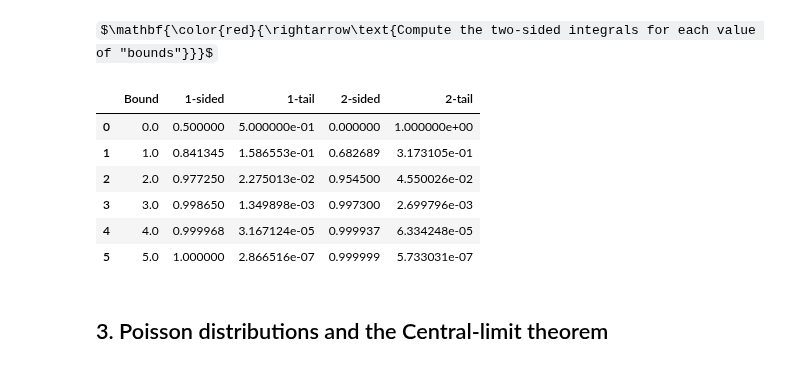
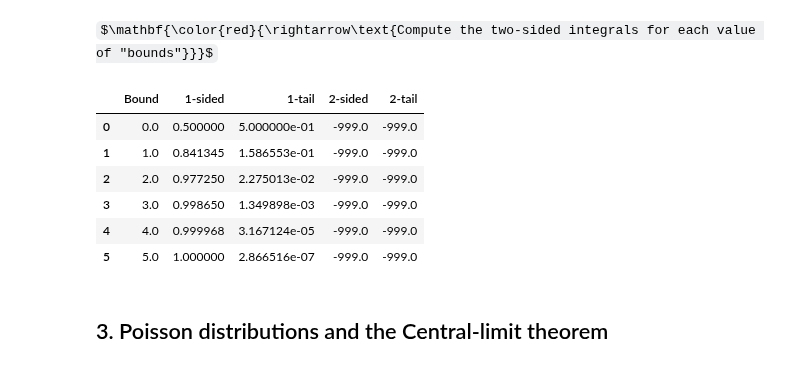
Before and after one commit to fastprof-hep/stats-tutorial, a Jupyter notebook: Zuoz2022/notebook0.ipynb, the cells around one changed output. Cells and saved outputs as stored; diff of their text form; code cells hidden in the pictures; some formulas as TeX source.

```diff
--- a/Zuoz2022/notebook0.ipynb
+++ b/Zuoz2022/notebook0.ipynb
@@ -176,13 +157,0 @@ $\mathbf{\color{red}{\rightarrow\text{Now draw and compute the *two-sided* 1-sig
-# %%
-# Draw a normal distribution as before
-fig = plt.figure()
-plt.plot(xvals, scipy.stats.norm.pdf(xvals)) # Can use the function(xvals) syntax for simplicity, same as [ function(xval) for xval in xvals ]
-plt.ylim(0,0.5)
-plt.title("Two-sided quantile")
-plt.xlabel('x')
-plt.ylabel('N(x)')
-
-up = 1
-shaded_xvals = np.linspace(-up,up,100)
-plt.fill_between(shaded_xvals, scipy.stats.norm.pdf(shaded_xvals), alpha=0.5, color='g')
-plt.text(-4.5, 0.45, 'Phi(-%g, %g)=%g' % (up, up, scipy.stats.norm.cdf(up) - scipy.stats.norm.cdf(-up)), fontsize=20);
@@ -197,23 +168,23 @@ one_sided_tail = [ scipy.stats.norm.sf(up) for up in bounds ]
 # %% [markdown]
 $\mathbf{\color{red}{\rightarrow\text{Compute the two-sided integrals for each value of "bounds"}}}$
 # %%
-two_sided = [ scipy.stats.norm.cdf(up) - scipy.stats.norm.cdf(-up) for up in bounds ]
-two_sided_tail = [ scipy.stats.norm.sf(up) + scipy.stats.norm.cdf(-up) for up in bounds ]
+two_sided = [ -999 for up in bounds] # replace with real code
+two_sided_tail = [ -999 for up in bounds ] # replace with real code
 
 # Pretty-print the result
 import pandas as pd
 import jinja2
 labels = [ 'Bound', '1-sided', '1-tail', '2-sided', '2-tail' ]
-data = np.array([ bounds, one_sided, one_sided_tail, two_sided, two_sided_tail ]).T  # uncomment to show the plot
-pd.DataFrame(data, columns=labels)                                                   # uncomment to show the plot
+data = np.array([ bounds, one_sided, one_sided_tail, two_sided, two_sided_tail ]).T
+pd.DataFrame(data, columns=labels)
 # %% [output]
 |  | Bound | 1-sided | 1-tail | 2-sided | 2-tail |
-| 0 | 0.0 | 0.500000 | 5.000000e-01 | 0.000000 | 1.000000e+00 |
-| 1 | 1.0 | 0.841345 | 1.586553e-01 | 0.682689 | 3.173105e-01 |
-| 2 | 2.0 | 0.977250 | 2.275013e-02 | 0.954500 | 4.550026e-02 |
-| 3 | 3.0 | 0.998650 | 1.349898e-03 | 0.997300 | 2.699796e-03 |
-| 4 | 4.0 | 0.999968 | 3.167124e-05 | 0.999937 | 6.334248e-05 |
-| 5 | 5.0 | 1.000000 | 2.866516e-07 | 0.999999 | 5.733031e-07 |
+| 0 | 0.0 | 0.500000 | 5.000000e-01 | -999.0 | -999.0 |
+| 1 | 1.0 | 0.841345 | 1.586553e-01 | -999.0 | -999.0 |
+| 2 | 2.0 | 0.977250 | 2.275013e-02 | -999.0 | -999.0 |
+| 3 | 3.0 | 0.998650 | 1.349898e-03 | -999.0 | -999.0 |
+| 4 | 4.0 | 0.999968 | 3.167124e-05 | -999.0 | -999.0 |
+| 5 | 5.0 | 1.000000 | 2.866516e-07 | -999.0 | -999.0 |
 # %% [markdown]
 ## 3. Poisson distributions and the Central-limit theorem
 # %% [markdown]
```
Also changed, not shown: parts of 25 cells of this notebook, 1 other file.
